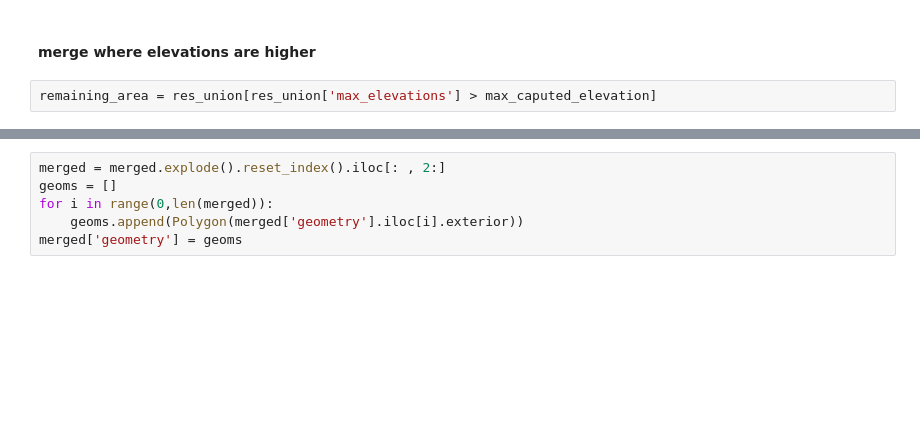
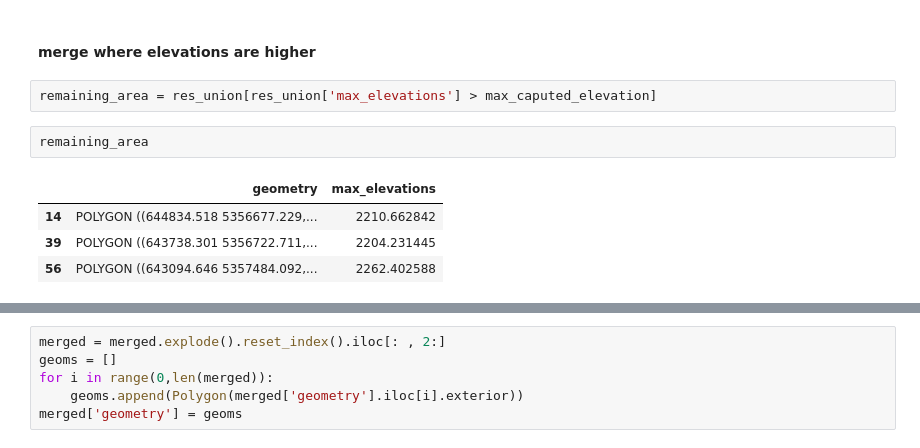
Before and after one commit to friedrichknuth/glacierpoly, a Jupyter notebook: notebooks/edge_detection_glacier_delineation.ipynb, the cells around one changed output, grey strips where cells are left out. Saved outputs shown, nothing was run; the diff lists cells and outputs as text; blank space fills up the shorter version.

```diff
--- a/notebooks/edge_detection_glacier_delineation.ipynb
+++ b/notebooks/edge_detection_glacier_delineation.ipynb
@@ -292,6 +404,13 @@ res_union['max_elevations'] = max_elevations
 #### merge where elevations are higher
 # %%
 remaining_area = res_union[res_union['max_elevations'] > max_caputed_elevation]
+# %%
+remaining_area
+# %% [output]
+|  | geometry | max_elevations |
+| 14 | POLYGON ((644834.518 5356677.229,... | 2210.662842 |
+| 39 | POLYGON ((643738.301 5356722.711,... | 2204.231445 |
+| 56 | POLYGON ((643094.646 5357484.092,... | 2262.402588 |
 # %%
 fig,ax = plt.subplots()
 gdf_new.plot(ax=ax,color='r')
```
Also changed, not shown: parts of 39 cells of this notebook, 5 other files.
